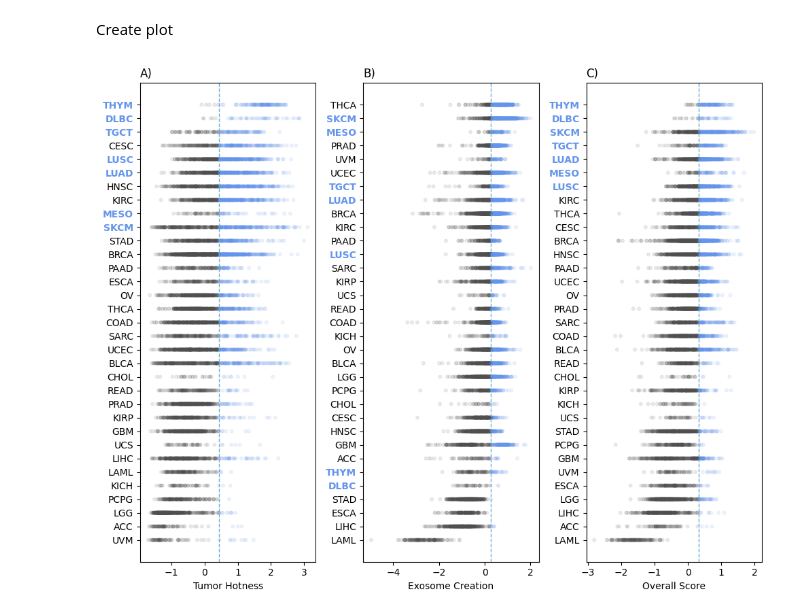
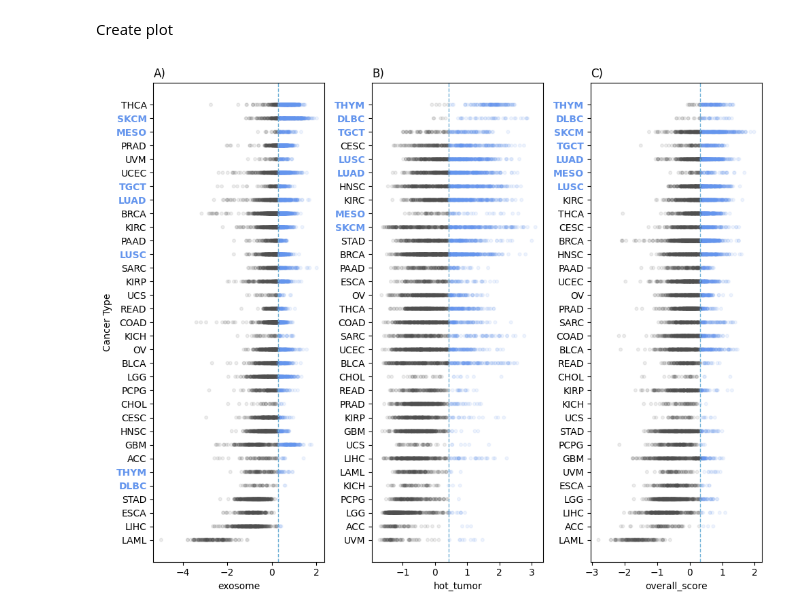
Before and after one commit to kittyclive/Final_Erisbio, a Jupyter notebook: Figure 1.ipynb, the cells around one changed output. Saved outputs shown, nothing was run; the diff lists cells and outputs as text; code cells hidden in the pictures.

Commit message:
updating figure 1 for reproducibility

```diff
--- a/Figure 1.ipynb
+++ b/Figure 1.ipynb
@@ -9,26 +10,30 @@ import matplotlib.pyplot as plt
 Use this cell to personalize file names and locations
 # %%
 data_file_location = 'Data/all_normalized_data.tsv'
+json_location = 'Data\genes.json'
 fig_1_destination = 'Figures/'
 fig_1_file_name = 'Figure_1.jpg'
 # %% [markdown]
 Import data and calculate the sorting order based on percent 80th percentile or above
 # %%
 data = pd.read_csv(data_file_location, sep='\t', index_col=0)
+with open(json_location, 'r') as file:
+    marker_genes = json.load(file)
+
+columns = list(marker_genes.keys()) + ['overall_score']
 
 # Calculate median values for each cancer type
-median_hotness = data.groupby("project_id")["hot_tumor"].median()
-median_exosome = data.groupby("project_id")["exosome"].median()
-median_total = data.groupby('project_id')['overall_score'].median()
+median_values = {}
+percentile_80 = {}
 
-# Compute 80th percentile threshold
-percentile_80_hotness = median_hotness.quantile(0.8)
-percentile_80_exosome = median_exosome.quantile(0.8)
-percentile_80_total = median_total.quantile(0.8)
+for column in columns:
+    median_values[column] = data.groupby("project_id")[column].median()
+    percentile_80[column] = median_values[column].quantile(0.8)
+
 
 # Sort cancer types by median total score to get top 5
-median_total_sorted = median_total.sort_values(ascending=True)
-top_cancer_types = median_total_sorted[median_total_sorted > percentile_80_total]
+median_overall_sorted = median_values['overall_score'].sort_values(ascending=True)
+top_cancer_types = median_overall_sorted[median_overall_sorted > percentile_80['overall_score']]
 # %% [markdown]
 Create plot
 # %%
@@ -38,39 +43,37 @@ def highlight_labels(ax):
     for label in labels:
         if label.get_text() in top_cancer_types:
             label.set_color('cornflowerblue')
             label.set_fontweight('bold')
 
 # Create the figure with 4 subplots
 fig, axes = plt.subplots(1, 3, sharey=False, figsize=(10, 8))
 
 # Function to plot scatter plots
 def plot_scatter(ax, data_col, median_values, percentile_80, xlabel):
     # Sort by median values for individual plot
     sorted_cancer_types = median_values.sort_values(ascending=True).index
     data_sorted = data.set_index("project_id").loc[sorted_cancer_types]
 
     # Highlight points 80th percentile and above
     data_sorted["color"] = np.where(data_sorted[data_col] >= percentile_80, "cornflowerblue", "#4f4f4f")
     # plot points and 80th percentile line
     ax.scatter(data_sorted[data_col], data_sorted.index, c=data_sorted["color"], s=11, alpha=0.1)
     ax.axvline(x=percentile_80, color="#6baed6", linestyle="--", linewidth=1, label="80th Percentile")
     ax.set_xlabel(xlabel)
     ax.set_yticks(range(len(sorted_cancer_types)))
     ax.set_yticklabels(sorted_cancer_types)
     highlight_labels(ax)
 
-plot_scatter(axes[0], "hot_tumor", median_hotness, percentile_80_hotness, "Tumor Hotness")
-axes[0].set_title("A)", loc='left')
 
-plot_scatter(axes[1], "exosome", median_exosome, percentile_80_exosome, "Exosome Creation")
-axes[1].set_title("B)", loc='left')
-
-plot_scatter(axes[2], "overall_score", median_total, percentile_80_total, "Overall Score")
-axes[2].set_title("C)", loc='left')
+for i, col in enumerate(columns):
+    plot_scatter(axes[i], col, median_values[col], percentile_80[col], col)
+    if i == 0:
+        axes[i].set_ylabel('Cancer Type')
+    axes[i].set_title(f'{chr(65 + i)})', loc='left')
 
 # Adjust layout
 plt.tight_layout()
-plt.savefig(fig_1_destination + fig_1_file_name)
+# plt.savefig(fig_1_destination + fig_1_file_name)
 plt.show()
 # %% [output]
-[figure, old version]
+[figure, new version]
```
Also changed, not shown: parts of 1 cell of this notebook, 3 other files.
